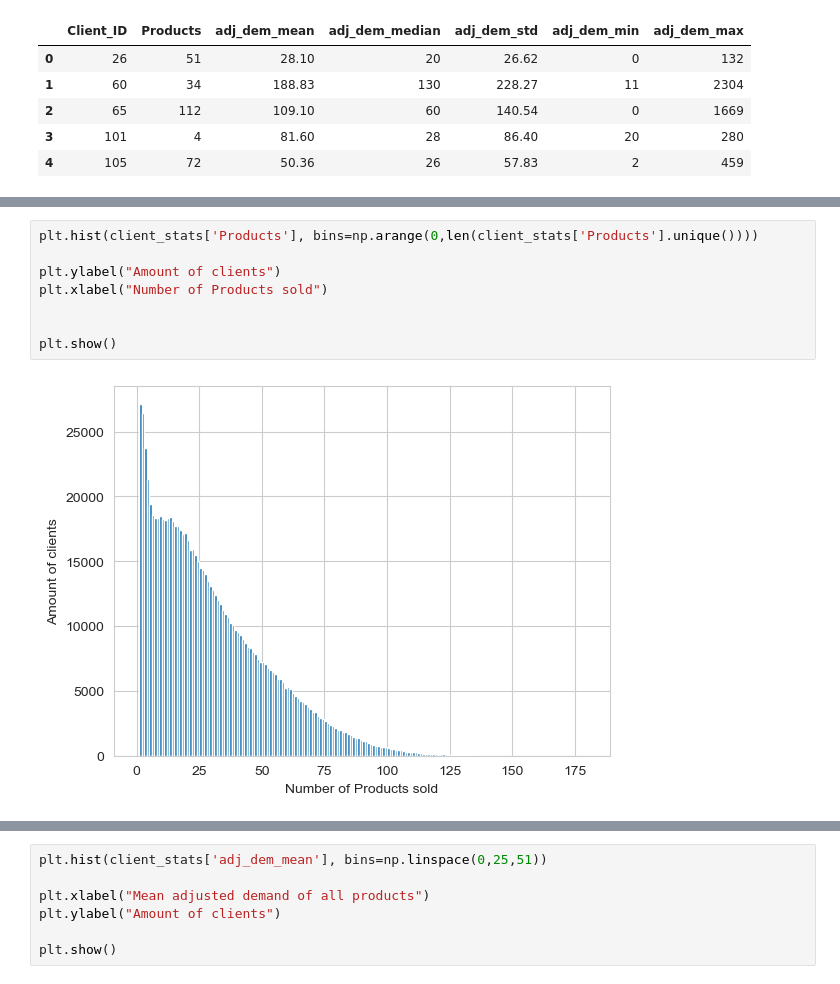
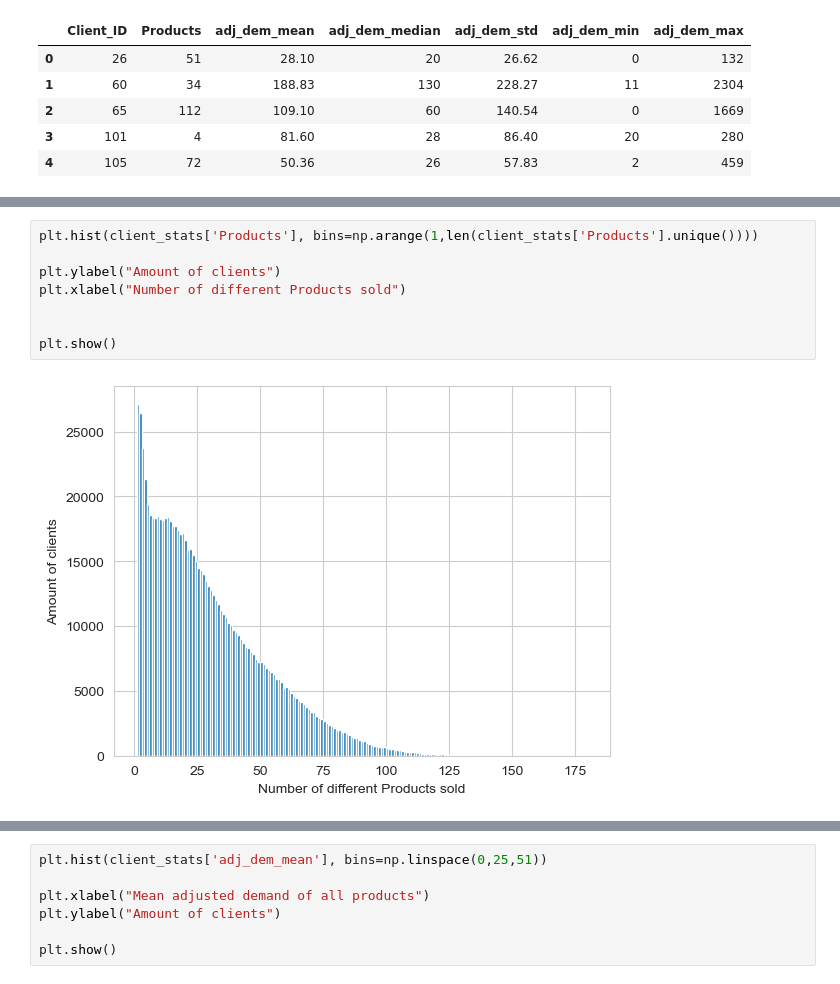
Before and after one commit to ElliotBlackstone/EWinter25_Product_Inventory, a Jupyter notebook: bakery_client_product_stats.ipynb, the cells around one changed output, grey strips where cells are left out. Saved outputs shown, nothing was run; the diff lists cells and outputs as text.

```diff
--- a/bakery_client_product_stats.ipynb
+++ b/bakery_client_product_stats.ipynb
@@ -137,10 +132,10 @@ print(len(product_stats['Product_ID'].unique()))
 # %%
-plt.hist(client_stats['Products'], bins=np.arange(0,len(client_stats['Products'].unique())))
+plt.hist(client_stats['Products'], bins=np.arange(1,len(client_stats['Products'].unique())))
 
 plt.ylabel("Amount of clients")
-plt.xlabel("Number of Products sold")
+plt.xlabel("Number of different Products sold")
 
 
 plt.show()
 # %% [output]
-[figure, old version]
+[figure, new version]
```
Also changed, not shown: parts of 18 cells of this notebook, 1 other file.
